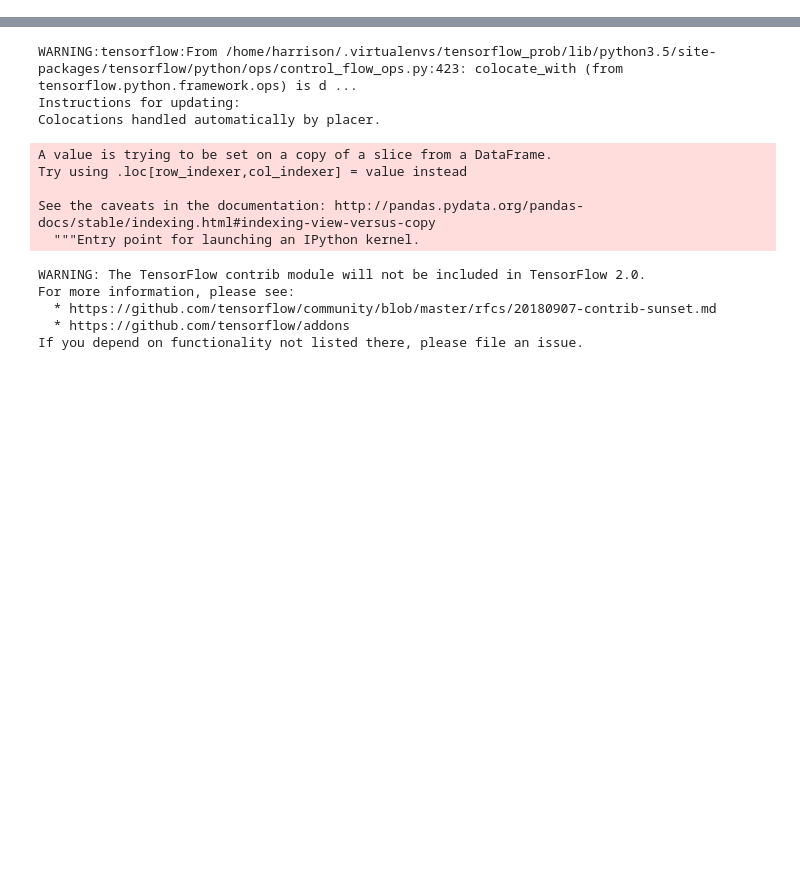
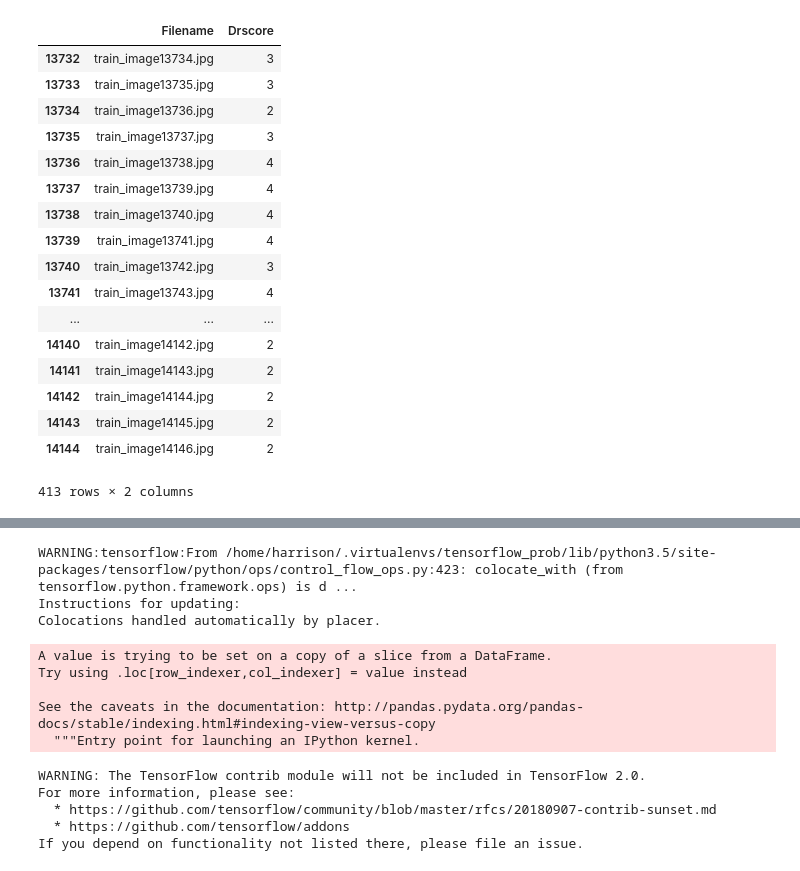
Before and after one commit to harrisonnguyen/diabetes_retinopathy_kaggle, a Jupyter notebook: test.ipynb, the cells around one changed output, grey strips where cells are left out. Saved outputs shown, nothing was run; the diff lists cells and outputs as text; code cells hidden in the pictures; blank space fills up the shorter version.

```diff
--- a/test.ipynb
+++ b/test.ipynb
@@ -17,0 +39,21 @@ df = pd.read_csv("dataset/training-labels.csv")
+# %%
+df[df['Filename'].str.contains(".jpg")]
+# %% [output]
+|  | Filename | Drscore |
+| 13732 | train_image13734.jpg | 3 |
+| 13733 | train_image13735.jpg | 3 |
+| 13734 | train_image13736.jpg | 2 |
+| 13735 | train_image13737.jpg | 3 |
+| 13736 | train_image13738.jpg | 4 |
+| 13737 | train_image13739.jpg | 4 |
+| 13738 | train_image13740.jpg | 4 |
+| 13739 | train_image13741.jpg | 4 |
+| 13740 | train_image13742.jpg | 3 |
+| 13741 | train_image13743.jpg | 4 |
+| ... | ... | ... |
+| 14140 | train_image14142.jpg | 2 |
+| 14141 | train_image14143.jpg | 2 |
+| 14142 | train_image14144.jpg | 2 |
+| 14143 | train_image14145.jpg | 2 |
+| 14144 | train_image14146.jpg | 2 |
+413 rows × 2 columns
```
Also changed, not shown: parts of 10 cells of this notebook, 2 other files.
